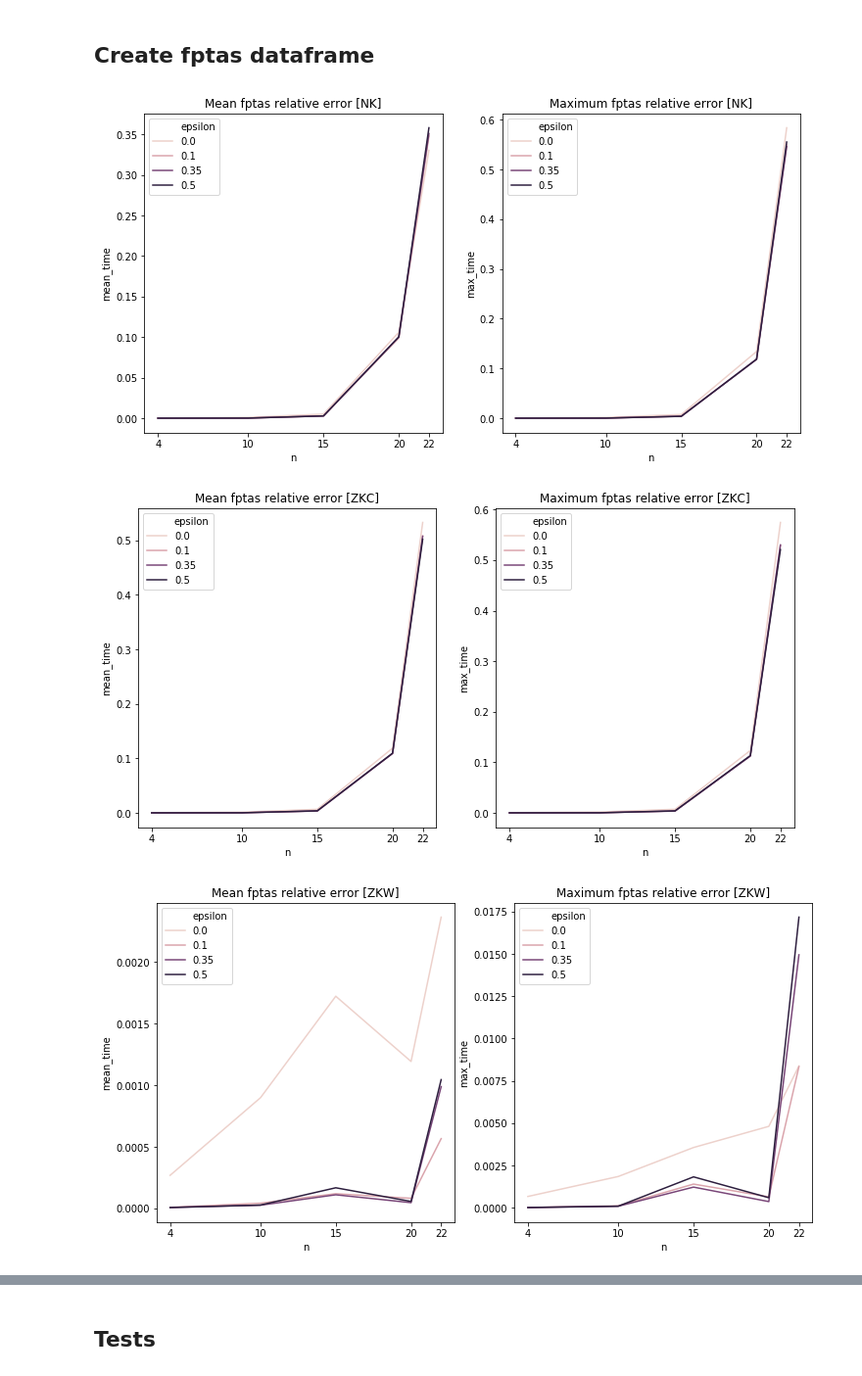
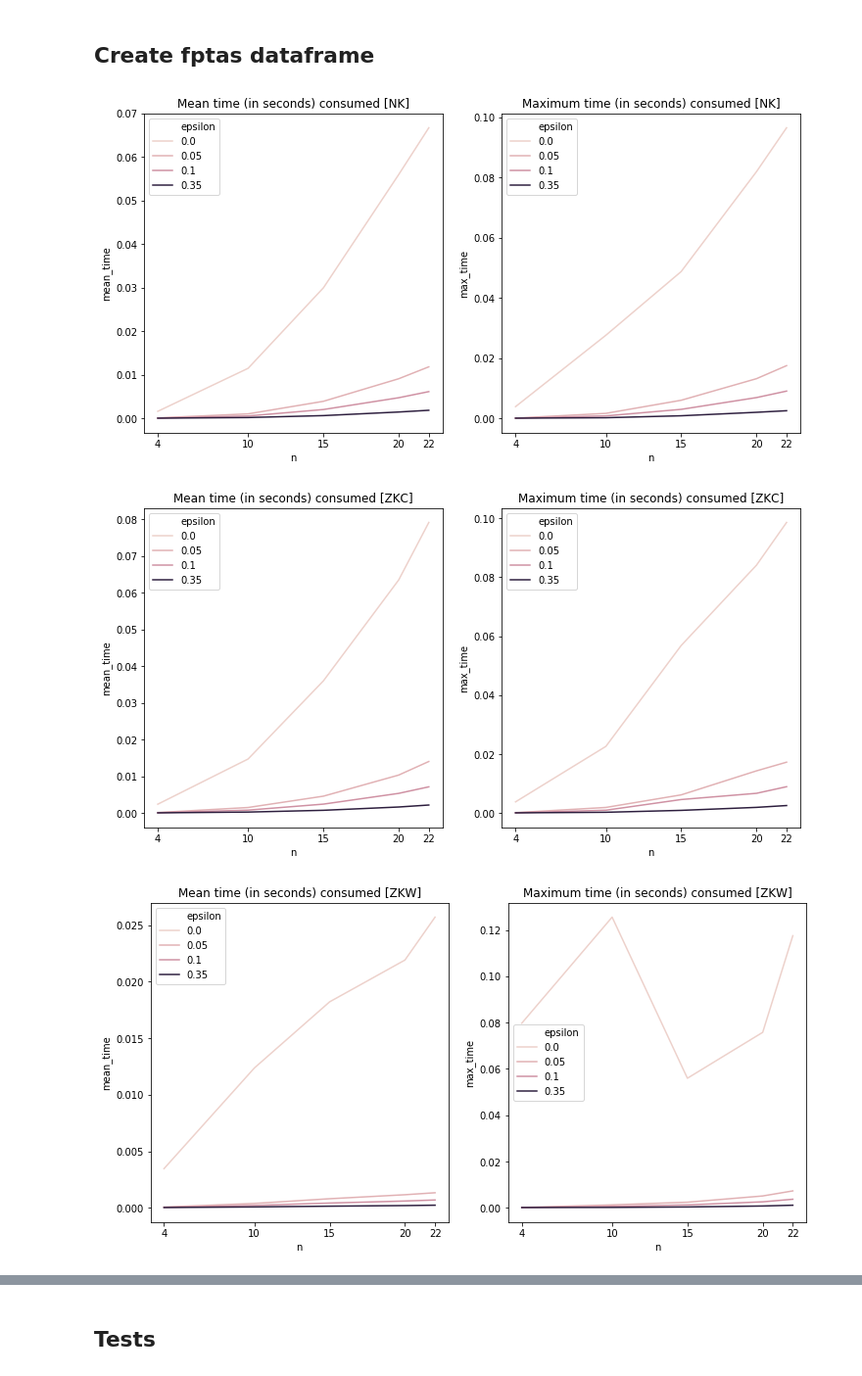
Before and after one commit to langer-jaros/learning, a Jupyter notebook: informatics/combinatorial_optimization/homeworks/hw02/data_analysis/analysis.ipynb, the cells around one changed output, grey strips where cells are left out. Shown at 98% size. Cells and saved outputs as stored; diff of their text form; code cells hidden in the pictures.

```diff
--- a/informatics/combinatorial_optimization/homeworks/hw02/data_analysis/analysis.ipynb
+++ b/informatics/combinatorial_optimization/homeworks/hw02/data_analysis/analysis.ipynb
@@ -21,13 +21,14 @@ gh_cmd=f"{project_path}/compute/source/build/greedy_heuristic"
 knapsack_dmd=f"{project_path}/compute/source/build/knapsack"
 
 dataset=["nk", "zkc", "zkw"] # ["nk"]
-ns=[4, 10, 15, 20, 22] # [4, 10, 15, 20, 22, 25, 27, 30] # (4 10 15 20 22 25 27 30 32 35 37 40)
+ns=[4, 10, 15, 20, 22] #, 22] # [4, 10, 15, 20, 22, 25, 27, 30] # (4 10 15 20 22 25 27 30 32 35 37 40)
 methods={
-    "1":("bf", [""]),
-    "3":("dp", [""]),
-    "4":("gh", [""]),
+    "1":("bf",    [""]),
+    "2":("bab",   [""]),
+    "3":("dp",    [""]),
+    "4":("gh",    [""]),
     "5":("redux", [""]),
-    "6":("fptas", ["", "_01", "_035", "_05"]),
+    "6":("fptas", ["", "_005", "_01", "_035"]), # ]), #
 } # ("1:bf" "2:bab" "3:dp" "4:gh" "5:redux" "6:fptas")
 # %% [markdown]
 ## Helper functions
@@ -105,10 +106,10 @@ for ds in dataset:
         prob_key=f"{ds}{n}"
         dfs[prob_key]={}
 
-        # inst_file=f"{data_path}/{ds}/{ds.upper()}{n}_inst.dat"
-        inst_file=f"{ins_path}/{ds}/{ds.upper()}{n}_inst.dat"
-#         sol_file=f"{data_path}/{ds}/{ds.upper()}{n}_sol.dat"
-        sol_file=f"{outs_path}/{ds}/{ds.upper()}{n}_sol.dat"
+        inst_file=f"{data_path}/{ds}/{ds.upper()}{n}_inst.dat"
+#         inst_file=f"{ins_path}/{ds}/{ds.upper()}{n}_inst.dat"
+        sol_file=f"{data_path}/{ds}/{ds.upper()}{n}_sol.dat"
+#         sol_file=f"{outs_path}/{ds}/{ds.upper()}{n}_sol.dat"
 
         dfs[prob_key]["inst"] = getInstanceDataframe(inst_file)# (in_file)
         dfs[prob_key]["sol"] = getSolutionDataframe(sol_file)
@@ -119,8 +120,8 @@ for ds in dataset:
             for p in precisions:
                 m = f"{name}{p}"
 
-                computed_file=f"{tmp_path}/{ds}/{ds}_{name}_{n}{p}.csv"
-#                 computed_file=f"{data_path}/computed/{ds}/{ds}_{name}_{n}{p}.csv"
+#                 computed_file=f"{tmp_path}/{ds}/{ds}_{name}_{n}{p}.csv"
+                computed_file=f"{data_path}/computed/{ds}/{ds}_{name}_{n}{p}.csv"
 
                 dfs[prob_key]["methods"][m] = getMethodResults(computed_file) # (tmp_file)
                 dfs[prob_key]["methods"][m]["error"] = dfs[prob_key]["methods"][m][["ID","max_value"]].apply(
@@ -145,7 +146,7 @@ for ds in dataset:
         for num, details in methods.items():
             name, precisions = details
             for p in precisions:
-                if p not in ["", "_05"]: continue;
+                if p not in ["", "_035"]: continue;
                 m = f"{name}{p}"
 
                 row = {"n": [n], "method": [m]}
@@ -201,7 +195,7 @@ for ds in dataset:
             for p in precisions:
 #                 if p not in ["", "_05"]: continue;
                 m = f"{name}{p}"
-                e = f"0.{p.split('0')[-1]}" if (p != "") else "0"
+                e = f"0.{p.split('_')[-1][1:]}" if (p != "") else "0"
                 row = {"n": [n], "method": [m], "epsilon": [e]}
 
                 for target in targets:
@@ -213,11 +207,11 @@ for ds in dataset:
                     pd.DataFrame(row, columns=COLS)
                 ])
 # %%
-visualizeMeanAndMax(fptas_df, "time", hue="epsilon", title="fptas relative error")
+visualizeMeanAndMax(fptas_df, "time", hue="epsilon", title="time (in seconds) consumed")
 # %% [output]
-[figure, old version]
+[figure, new version]
-[figure, old version]
+[figure, new version]
-[figure, old version]
+[figure, new version]
 # %%
 visualizeMeanAndMax(fptas_df, "error", hue="epsilon", title="fptas relative error")
 # %% [output]
```
Also changed, not shown: parts of 12 cells of this notebook, 36 other files.
